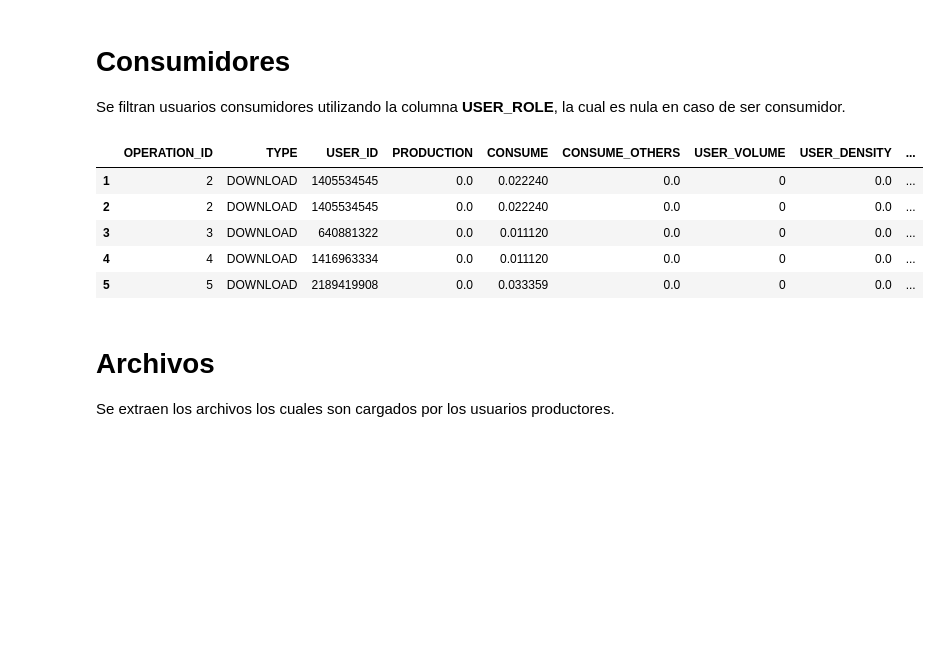
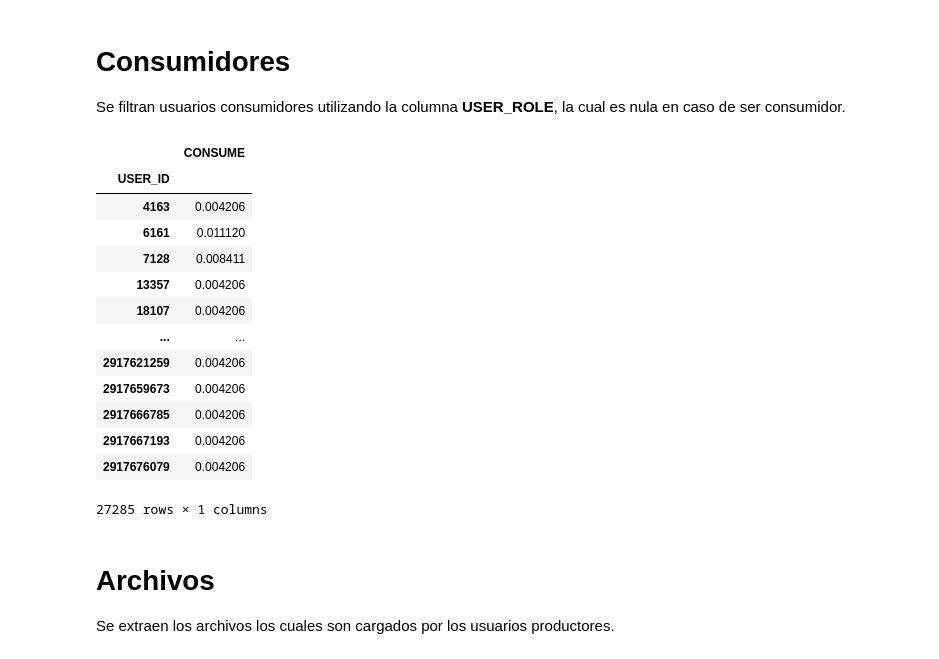
Before and after one commit to nachocodexx/cinvestav-da-clustering, a Jupyter notebook: README.ipynb, the cells around one changed output. Saved outputs shown, nothing was run; the diff lists cells and outputs as text; code cells hidden in the pictures; blank space fills up the shorter version.

```diff
--- a/README.ipynb
+++ b/README.ipynb
@@ -39,7 +39,9 @@ def standarize(**kwargs):
 # Importar dataset
 Se importan los datos utilizando Pandas
 # %%
-df = pd.read_csv('./data/op01.csv')
+df1 = pd.read_csv('./data/op02.csv')
+df2 = pd.read_csv('./data/op01.csv')
+df  = pd.concat([df1,df2])
 oldCols =df.columns
 columns = df.columns
 useless_cols = ["OPERATION_ID","USER_ID","TYPE","TOPIC_ID","TOPIC_ROLE","USER_ROLE","FILE_ID"]
@@ -144,15 +211,27 @@ for col in Xp_columns:
 # Consumidores
 Se filtran usuarios consumidores utilizando la columna **USER_ROLE**, la cual es nula en caso de ser consumidor.
 # %%
-consumers     = df.loc[df['USER_ROLE'].isna()]
-consumers.head(5)
+consumers     = df.loc[df1['USER_ROLE'].isna()]
+Y             = pd.pivot_table(consumers,index=['USER_ID'],values=['CONSUME'])
+Y
+# consumers
+# Y['CONSUME'].sum()
+# consumers.head(5)
 # %% [output]
-|  | OPERATION_ID | TYPE | USER_ID | PRODUCTION | CONSUME | CONSUME_OTHERS | USER_VOLUME | USER_DENSITY | ... |
-| 1 | 2 | DOWNLOAD | 1405534545 | 0.0 | 0.022240 | 0.0 | 0 | 0.0 | ... |
-| 2 | 2 | DOWNLOAD | 1405534545 | 0.0 | 0.022240 | 0.0 | 0 | 0.0 | ... |
-| 3 | 3 | DOWNLOAD | 640881322 | 0.0 | 0.011120 | 0.0 | 0 | 0.0 | ... |
-| 4 | 4 | DOWNLOAD | 1416963334 | 0.0 | 0.011120 | 0.0 | 0 | 0.0 | ... |
-| 5 | 5 | DOWNLOAD | 2189419908 | 0.0 | 0.033359 | 0.0 | 0 | 0.0 | ... |
+|  | CONSUME |
+| USER_ID |  |
+| 4163 | 0.004206 |
+| 6161 | 0.011120 |
+| 7128 | 0.008411 |
+| 13357 | 0.004206 |
+| 18107 | 0.004206 |
+| ... | ... |
+| 2917621259 | 0.004206 |
+| 2917659673 | 0.004206 |
+| 2917666785 | 0.004206 |
+| 2917667193 | 0.004206 |
+| 2917676079 | 0.004206 |
+27285 rows × 1 columns
 # %% [markdown]
 # Archivos
 Se extraen los archivos los cuales son cargados por los usuarios productores.
```
Also changed, not shown: parts of 32 cells of this notebook, 37 other files.
